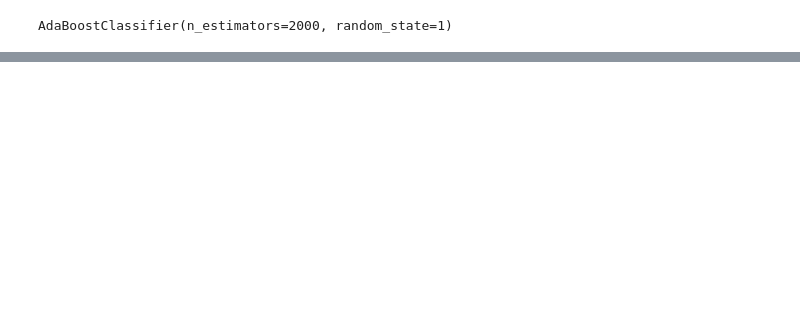
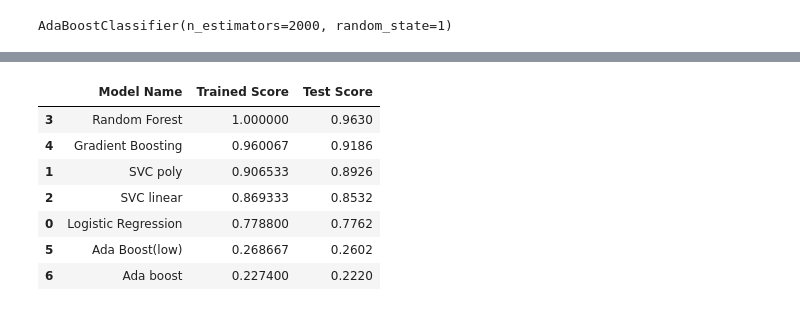
Before and after one commit to knox135/letter-guesser-mini-project, a Jupyter notebook: Letter.ipynb, the cells around one changed output, grey strips where cells are left out. Saved outputs shown, nothing was run; the diff lists cells and outputs as text; code cells hidden in the pictures; blank space fills up the shorter version.

Commit message:
adding comparison dataframe sorted by highest tested score

```diff
--- a/Letter.ipynb
+++ b/Letter.ipynb
@@ -194,0 +195,24 @@ testing:0.321
+# %%
+# create comparison dataframe
+comparison = pd.DataFrame(
+    [
+    ['Logistic Regression', lr.score(X_train_scaled,y_train_le),lr.score(X_test_scaled,y_test_le)],
+    ['SVC poly',svc.score(X_train_scaled,y_train_le), svc.score(X_test_scaled,y_test_le)],
+    ['SVC linear',svc_linear.score(X_train_scaled,y_train_le),svc_linear.score(X_test_scaled,y_test_le)],
+    ['Random Forest',rf.score(X_train_scaled,y_train_le),rf.score(X_test_scaled,y_test_le)],
+    ['Gradient Boosting',gr.score(X_train_scaled,y_train_le),gr.score(X_test_scaled,y_test_le)],
+    ['Ada Boost(low)',ada_low.score(X_train_scaled,y_train_le),ada_low.score(X_test_scaled,y_test_le)],
+    ['Ada boost',ada.score(X_train_scaled,y_train_le),ada.score(X_test_scaled,y_test_le)],
+    ],
+    columns=['Model Name','Trained Score', 'Test Score']
+).sort_values(by='Test Score', ascending=False)
+comparison
+# %% [output]
+|  | Model Name | Trained Score | Test Score |
+| 3 | Random Forest | 1.000000 | 0.9630 |
+| 4 | Gradient Boosting | 0.960067 | 0.9186 |
+| 1 | SVC poly | 0.906533 | 0.8926 |
+| 2 | SVC linear | 0.869333 | 0.8532 |
+| 0 | Logistic Regression | 0.778800 | 0.7762 |
+| 5 | Ada Boost(low) | 0.268667 | 0.2602 |
+| 6 | Ada boost | 0.227400 | 0.2220 |
```
Also changed, not shown: parts of 10 cells of this notebook.
